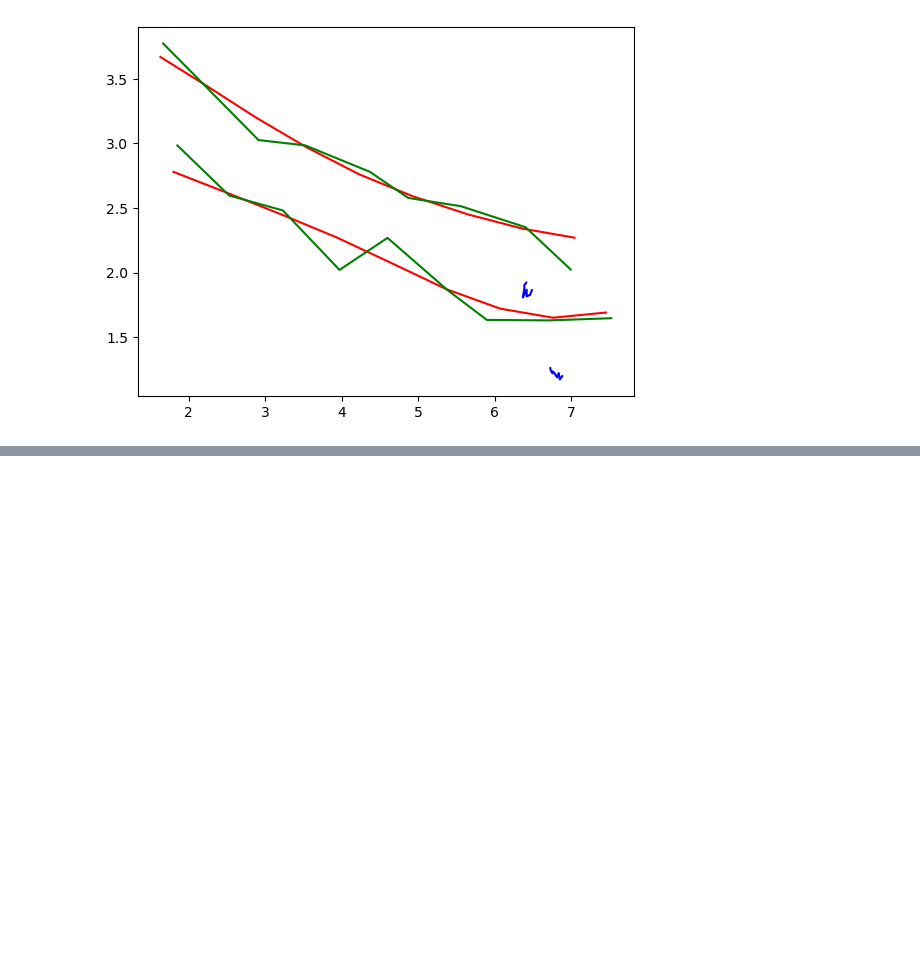
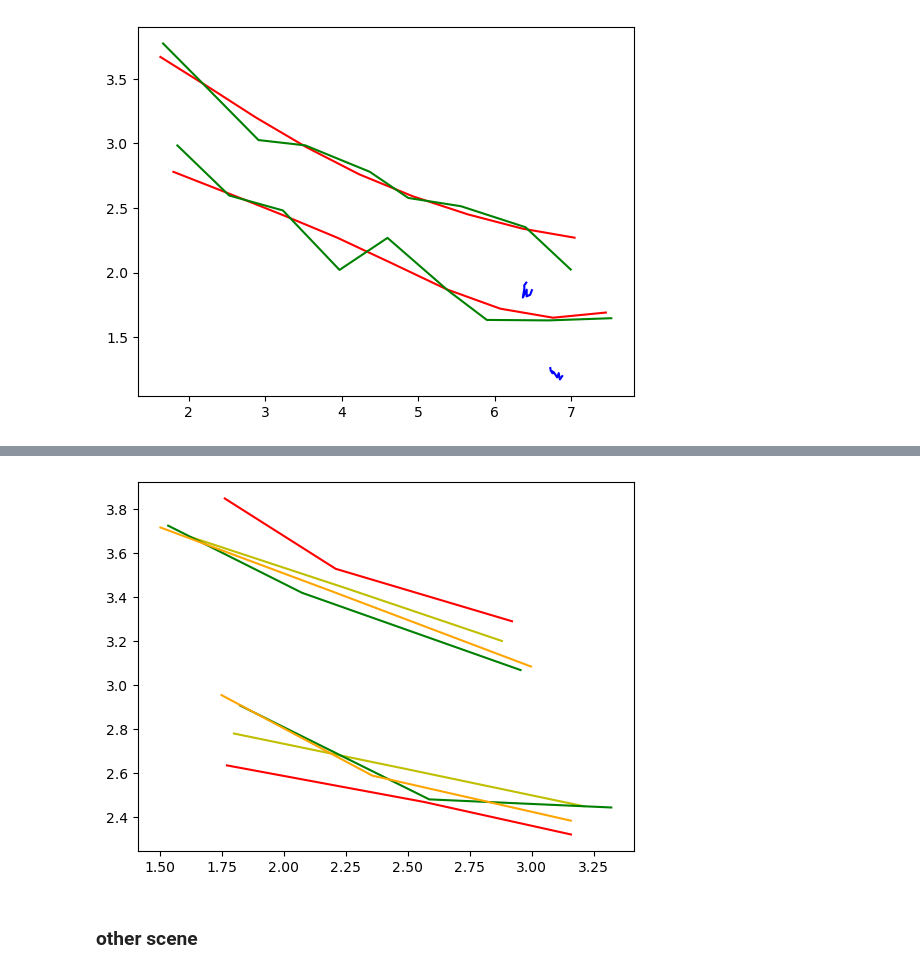
Before and after one commit to TicaGit/s_aware_prediction_VITA, a Jupyter notebook: diffusion_bound_regression/MID_from_git/plot_traj_test.ipynb, the cells around one changed output, grey strips where cells are left out. Cells and saved outputs as stored; diff of their text form; code cells hidden in the pictures; blank space fills up the shorter version.

Commit message:
diff works, bd in lib files

```diff
--- a/diffusion_bound_regression/MID_from_git/plot_traj_test.ipynb
+++ b/diffusion_bound_regression/MID_from_git/plot_traj_test.ipynb
@@ -376,0 +750,44 @@ for i_ag in range(nag):
+# %%
+sigma_noise = torch.Tensor([[[2.9207, 3.2895],
+         [3.1585, 2.3219]],
+
+        [[2.2099, 3.5275],
+         [2.5674, 2.4692]],
+
+        [[1.7629, 3.8466],
+         [1.7717, 2.6354]]])
+
+sigma_noise_2 = torch.Tensor([[[2.9970, 3.0841],
+         [3.1577, 2.3846]],
+
+        [[2.1968, 3.4244],
+         [2.3575, 2.5891]],
+
+        [[1.5035, 3.7152],
+         [1.7498, 2.9544]]])
+
+diff_noise = torch.Tensor([[[2.9552, 3.0680],
+         [3.3209, 2.4444]],
+
+        [[2.0746, 3.4185],
+         [2.5870, 2.4812]],
+
+        [[1.5348, 3.7232],
+         [1.8248, 2.9070]]])
+
+nag = sigma_noise.shape[1]
+for i_ag in range(nag):
+    real_3_obs_i = real_3_obs[:,i_ag,:]
+    diff_noise_i = diff_noise[:,i_ag,:]
+    sigma_noise_i = sigma_noise[:,i_ag,:]
+    sigma_noise_2_i = sigma_noise_2[:,i_ag,:]
+
+
+    plt.plot(real_3_obs_i[:,0], real_3_obs_i[:,1], c="y")
+    plt.plot(diff_noise_i[:,0], diff_noise_i[:,1], c="g")
+    plt.plot(sigma_noise_i[:,0], sigma_noise_i[:,1], c="r")
+    plt.plot(sigma_noise_2_i[:,0], sigma_noise_2_i[:,1], c="orange")
+# %% [output]
+[figure, added]
+# %% [markdown]
+### other scene
```
Also changed, not shown: parts of 15 cells of this notebook, 12 other files.
